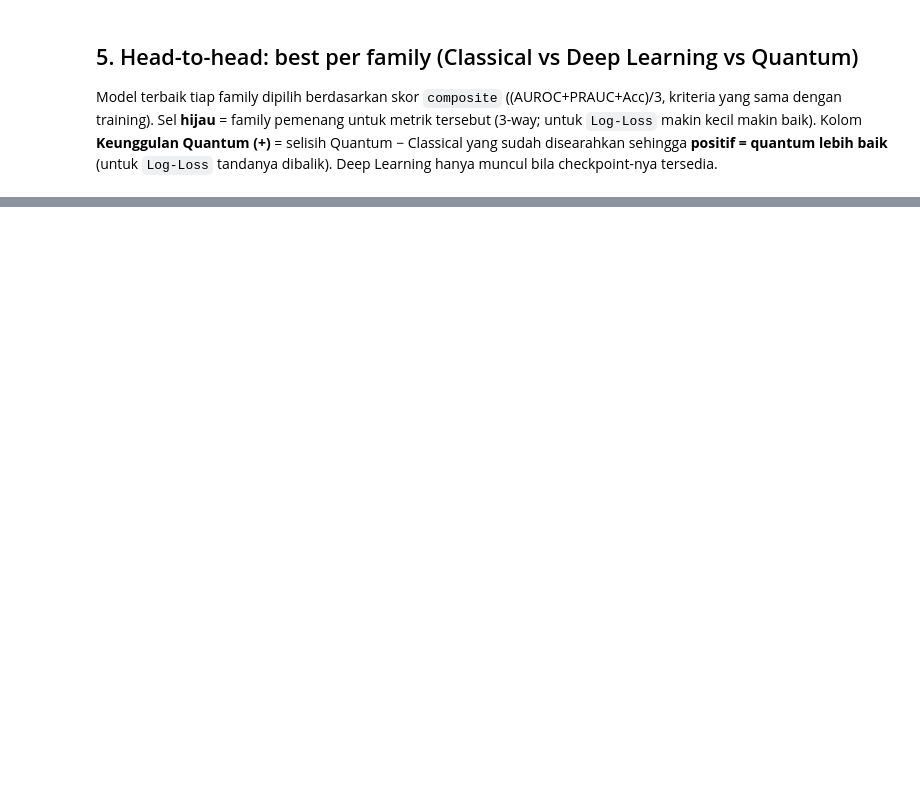
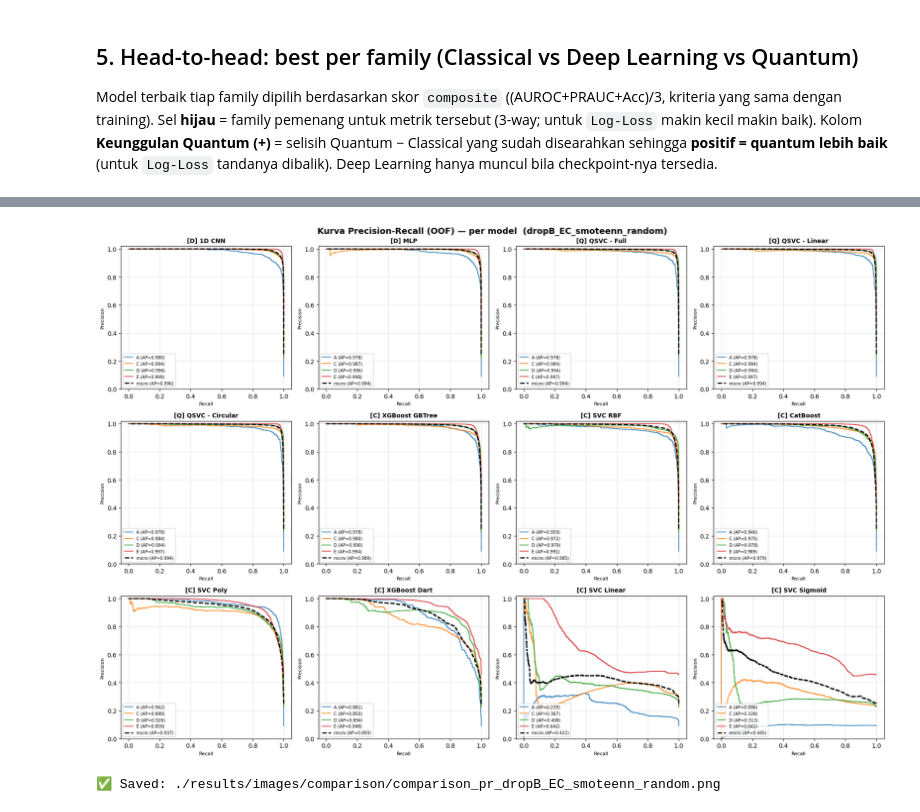
Before and after one commit to QuantumResearch-MCI/quantum-multiclass-classification, a Jupyter notebook: notebooks/!results.ipynb, the cells around one changed output, grey strips where cells are left out. Cells and saved outputs as stored; diff of their text form; code cells hidden in the pictures; blank space fills up the shorter version.

```diff
--- a/notebooks/!results.ipynb
+++ b/notebooks/!results.ipynb
@@ -383,0 +486,41 @@ VERDICT (dropB_EC_smoteenn_random)
+# %%
+# ════════════════════════════════════════════════════════════
+# 📈 Kurva Precision-Recall (OOF) — subplot per model, semua family
+# ════════════════════════════════════════════════════════════
+import numpy as np
+import matplotlib.pyplot as plt
+from sklearn.preprocessing import label_binarize
+from sklearn.metrics import precision_recall_curve, average_precision_score
+
+_models_p = [r for r in all_models if r.get("y_prob") is not None]
+if not _models_p:
+    print("⚠️  Tidak ada 'y_prob' di checkpoint. Rerun !ML/!QML/!DL lalu muat ulang.")
+else:
+    _ranked = sorted(_models_p, key=lambda r: _mean(r["pra"]), reverse=True)
+    n = len(_ranked); ncols = min(4, n); nrows = int(np.ceil(n / ncols))
+    fig, axes = plt.subplots(nrows, ncols, figsize=(4.6 * ncols, 4.2 * nrows), squeeze=False)
+    axes = axes.ravel()
+    for ax, r in zip(axes, _ranked):
+        cn = class_names_of(r)
+        Y = label_binarize(np.asarray(r["y_true"]), classes=np.arange(len(cn)))
+        P = np.asarray(r["y_prob"])
+        for i, cls in enumerate(cn):
+            prec, rec, _ = precision_recall_curve(Y[:, i], P[:, i])
+            ap = average_precision_score(Y[:, i], P[:, i])
+            ax.plot(rec, prec, lw=1.4, alpha=0.85, label=f"{cls} (AP={ap:.3f})")
+        prec_mi, rec_mi, _ = precision_recall_curve(Y.ravel(), P.ravel())
+        ap_mi = average_precision_score(Y, P, average="micro")
+        ax.plot(rec_mi, prec_mi, "k--", lw=2, label=f"micro (AP={ap_mi:.3f})")
+        ax.set_title(f"[{r['family'][0]}] {r['model']}", fontsize=10, fontweight="bold")
+        ax.set_xlabel("Recall", fontsize=8); ax.set_ylabel("Precision", fontsize=8)
+        ax.set_ylim(0, 1.02); ax.legend(fontsize=7, loc="lower left"); ax.grid(alpha=0.3)
+    for ax in axes[n:]:
+        ax.axis("off")
+    fig.suptitle(f"Kurva Precision-Recall (OOF) — per model  ({CONFIG_SLUG})", fontsize=14, fontweight="bold")
+    fig.tight_layout()
+    fig.savefig(f"{IMG_DIR}/comparison_pr_{CONFIG_SLUG}.png", dpi=140, bbox_inches="tight")
+    plt.show()
+    print("✅ Saved:", f"{IMG_DIR}/comparison_pr_{CONFIG_SLUG}.png")
+# %% [output]
+[figure, added]
+✅ Saved: ./results/images/comparison/comparison_pr_dropB_EC_smoteenn_random.png
```
Also changed, not shown: parts of 10 cells of this notebook, 18 other files.
